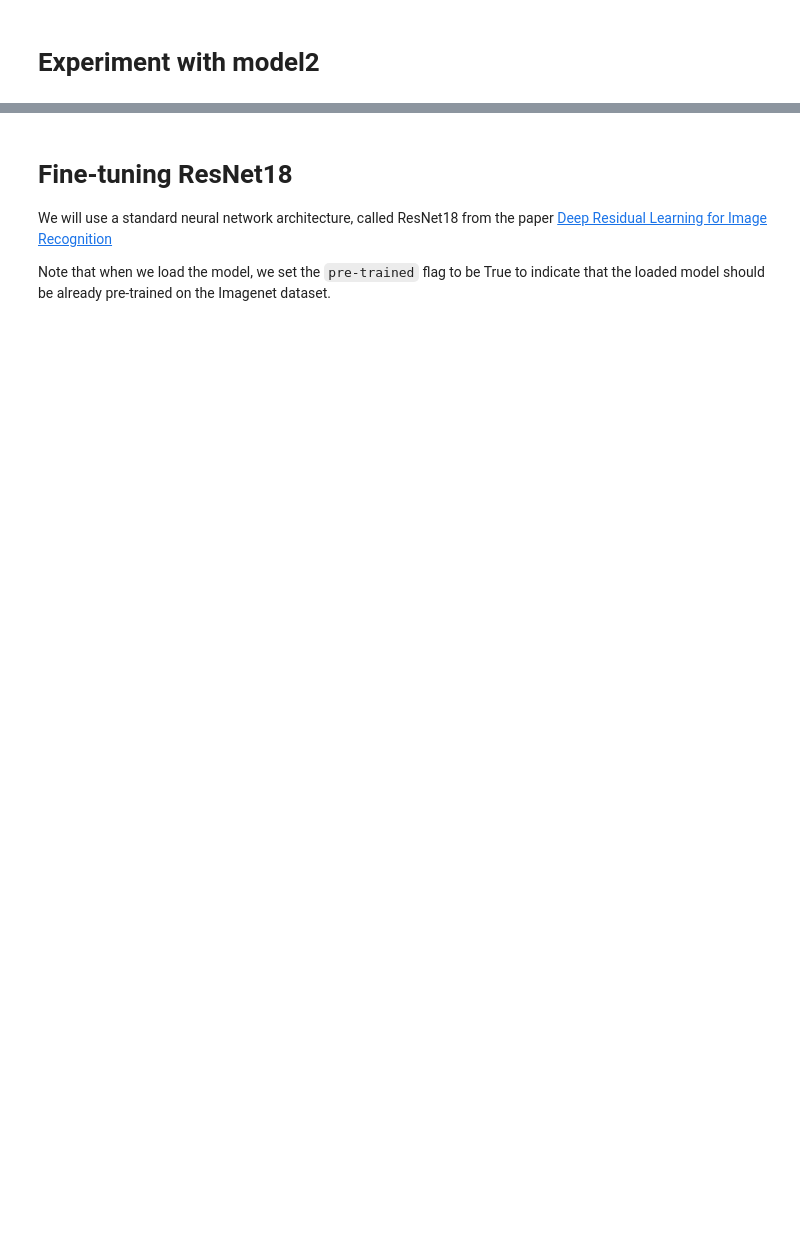
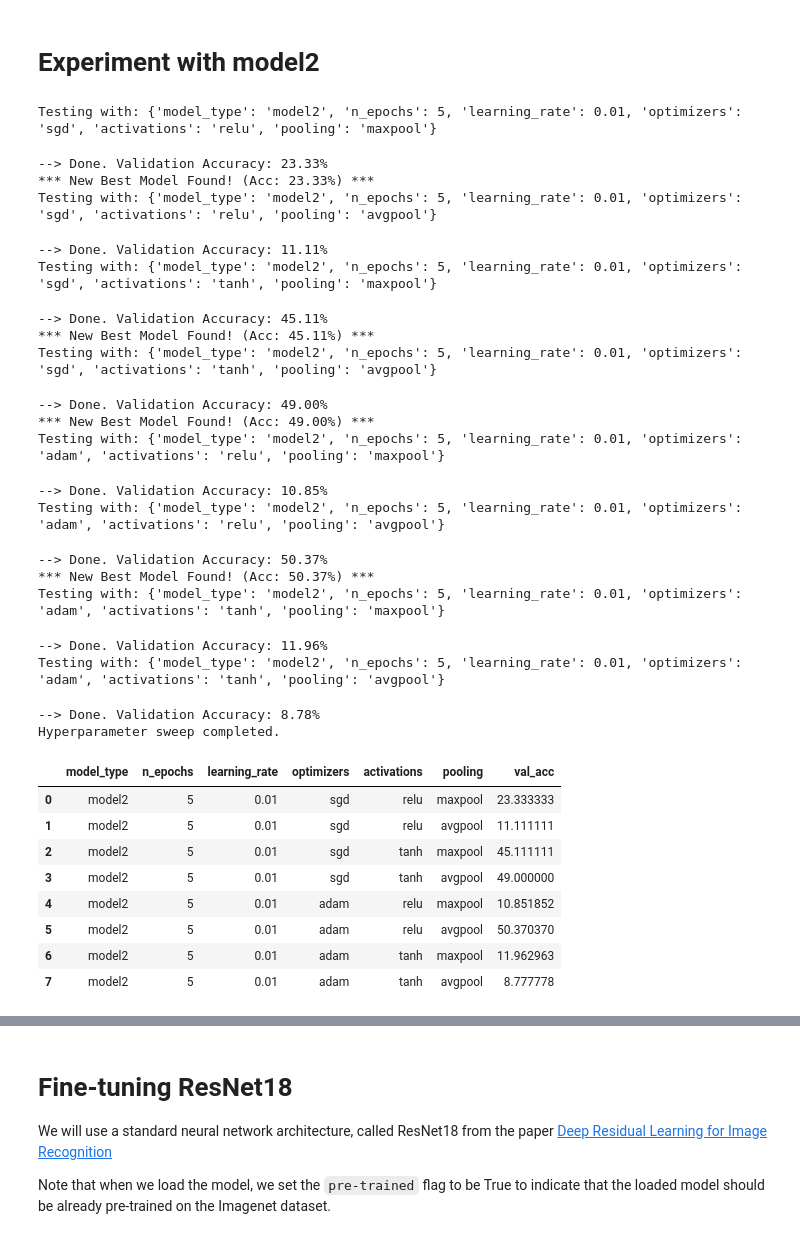
Before and after one commit to smal3iutre2/washu-5509, a Jupyter notebook: HW/CSE5509_HW3.ipynb, the cells around one changed output, grey strips where cells are left out. Drawn from its saved outputs; the diff is of its cells as text; code cells hidden in the pictures; blank space fills up the shorter version.

```diff
--- a/HW/CSE5509_HW3.ipynb
+++ b/HW/CSE5509_HW3.ipynb
@@ -904,16 +937,47 @@ evaluate(best_model_final, test_loader, criterion)
 # %%
 #Hyper-parameter sweep
 hyper_params={
     'model_type': ['model2'],
-    'n_epochs': [],                          #Choose the suitable number of max epochs after watching loss curves;pass it as item in a list
-    'learning_rate': [],                     #Choose the suitable learning rate after watching loss curves;pass it as item in a list
+    'n_epochs': [5],                          #Choose the suitable number of max epochs after watching loss curves;pass it as item in a list
+    'learning_rate': [1e-2],                     #Choose the suitable learning rate after watching loss curves;pass it as item in a list
     'optimizers': ['sgd','adam'],            #Options: ['sgd','adam']
     'activations':['relu','tanh'],           #Options: ['relu','tanh']
     'pooling':['maxpool','avgpool']          #Options: ['maxpool','avgpool']
 }
 
 results_final, best_model_final = hyper_sweep(hyper_params)
 results_final
+# %% [output]
+Testing with: {'model_type': 'model2', 'n_epochs': 5, 'learning_rate': 0.01, 'optimizers': 'sgd', 'activations': 'relu', 'pooling': 'maxpool'}
+--> Done. Validation Accuracy: 23.33%
+*** New Best Model Found! (Acc: 23.33%) ***
+Testing with: {'model_type': 'model2', 'n_epochs': 5, 'learning_rate': 0.01, 'optimizers': 'sgd', 'activations': 'relu', 'pooling': 'avgpool'}
+--> Done. Validation Accuracy: 11.11%
+Testing with: {'model_type': 'model2', 'n_epochs': 5, 'learning_rate': 0.01, 'optimizers': 'sgd', 'activations': 'tanh', 'pooling': 'maxpool'}
+--> Done. Validation Accuracy: 45.11%
+*** New Best Model Found! (Acc: 45.11%) ***
+Testing with: {'model_type': 'model2', 'n_epochs': 5, 'learning_rate': 0.01, 'optimizers': 'sgd', 'activations': 'tanh', 'pooling': 'avgpool'}
+--> Done. Validation Accuracy: 49.00%
+*** New Best Model Found! (Acc: 49.00%) ***
+Testing with: {'model_type': 'model2', 'n_epochs': 5, 'learning_rate': 0.01, 'optimizers': 'adam', 'activations': 'relu', 'pooling': 'maxpool'}
+--> Done. Validation Accuracy: 10.85%
+Testing with: {'model_type': 'model2', 'n_epochs': 5, 'learning_rate': 0.01, 'optimizers': 'adam', 'activations': 'relu', 'pooling': 'avgpool'}
+--> Done. Validation Accuracy: 50.37%
+*** New Best Model Found! (Acc: 50.37%) ***
+Testing with: {'model_type': 'model2', 'n_epochs': 5, 'learning_rate': 0.01, 'optimizers': 'adam', 'activations': 'tanh', 'pooling': 'maxpool'}
+--> Done. Validation Accuracy: 11.96%
+Testing with: {'model_type': 'model2', 'n_epochs': 5, 'learning_rate': 0.01, 'optimizers': 'adam', 'activations': 'tanh', 'pooling': 'avgpool'}
+--> Done. Validation Accuracy: 8.78%
+Hyperparameter sweep completed.
+|  | model_type | n_epochs | learning_rate | optimizers | activations | pooling | val_acc |
+| 0 | model2 | 5 | 0.01 | sgd | relu | maxpool | 23.333333 |
+| 1 | model2 | 5 | 0.01 | sgd | relu | avgpool | 11.111111 |
+| 2 | model2 | 5 | 0.01 | sgd | tanh | maxpool | 45.111111 |
+| 3 | model2 | 5 | 0.01 | sgd | tanh | avgpool | 49.000000 |
+| 4 | model2 | 5 | 0.01 | adam | relu | maxpool | 10.851852 |
+| 5 | model2 | 5 | 0.01 | adam | relu | avgpool | 50.370370 |
+| 6 | model2 | 5 | 0.01 | adam | tanh | maxpool | 11.962963 |
+| 7 | model2 | 5 | 0.01 | adam | tanh | avgpool | 8.777778 |
 # %%
 # Evaluate your best model on test set
 evaluate(best_model_final, test_loader, criterion)
```
Also changed, not shown: parts of 8 cells of this notebook.
